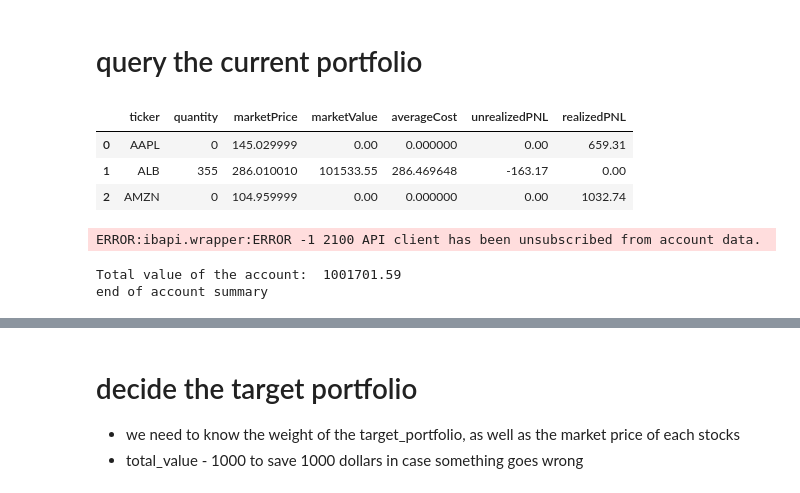
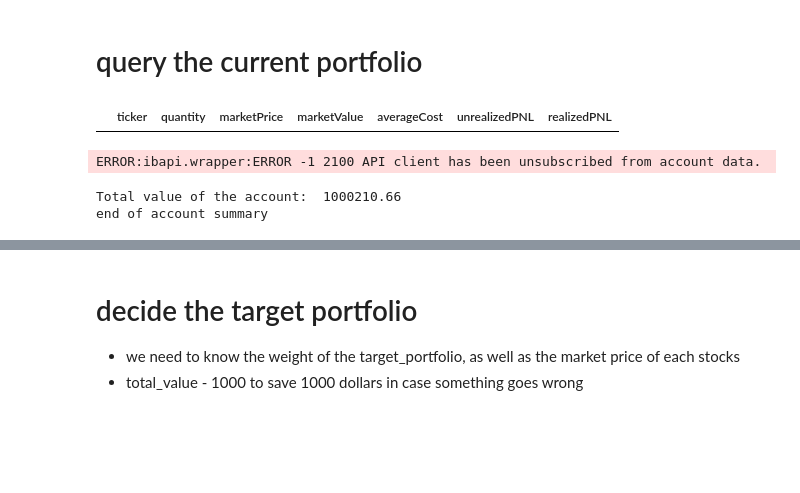
Before and after one commit to vvaaqqw/821_project-trading-strategy-, a Jupyter notebook: simple_mult_strategy.ipynb, the cells around one changed output, grey strips where cells are left out. Saved outputs shown, nothing was run; the diff lists cells and outputs as text; code cells hidden in the pictures; blank space fills up the shorter version.

```diff
--- a/simple_mult_strategy.ipynb
+++ b/simple_mult_strategy.ipynb
@@ -275,13 +276,10 @@ port_event.clear()
 last_portfolio = app.last_portfolio
-# %%
-last_portfolio.iloc[range(0,3),:]
-# %% [output]
-|  | ticker | quantity | marketPrice | marketValue | averageCost | unrealizedPNL | realizedPNL |
-| 0 | AAPL | 0 | 145.029999 | 0.00 | 0.000000 | 0.00 | 659.31 |
-| 1 | ALB | 355 | 286.010010 | 101533.55 | 286.469648 | -163.17 | 0.00 |
-| 2 | AMZN | 0 | 104.959999 | 0.00 | 0.000000 | 0.00 | 1032.74 |
+# %%
+last_portfolio
+# %% [output]
+|  | ticker | quantity | marketPrice | marketValue | averageCost | unrealizedPNL | realizedPNL |
 # %%
-app.reqAccountUpdates(False, "DU6587691")#TODO: replace the DU222526 with our account ID
+app.reqAccountUpdates(False, "DU6730183")#TODO: replace the DU222526 with our account ID
 app.reqAccountSummary(9001, "All", "NetLiquidation")
 value_event.wait()
 value_event.clear()
@@ -290,7 +288,7 @@ total_value = app.total_value
 app.cancelAccountSummary(9001)
 # %% [output]
 ERROR:ibapi.wrapper:ERROR -1 2100 API client has been unsubscribed from account data.
-Total value of the account:  1001701.59
+Total value of the account:  1000210.66
 end of account summary
 # %%
 total_value
```
Also changed, not shown: parts of 13 cells of this notebook, 1 other file.
